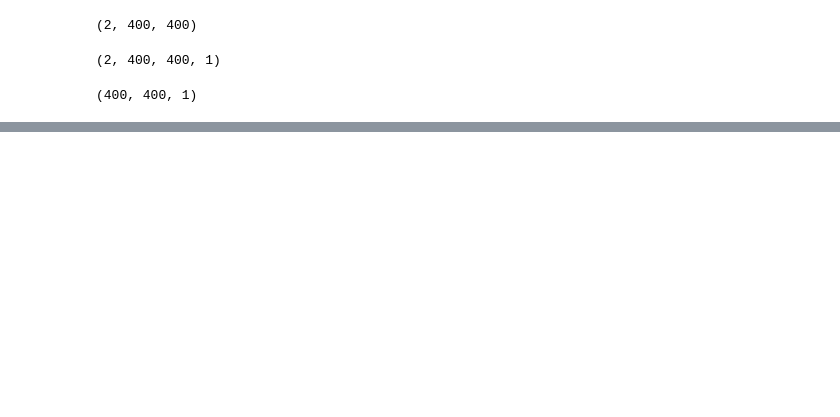
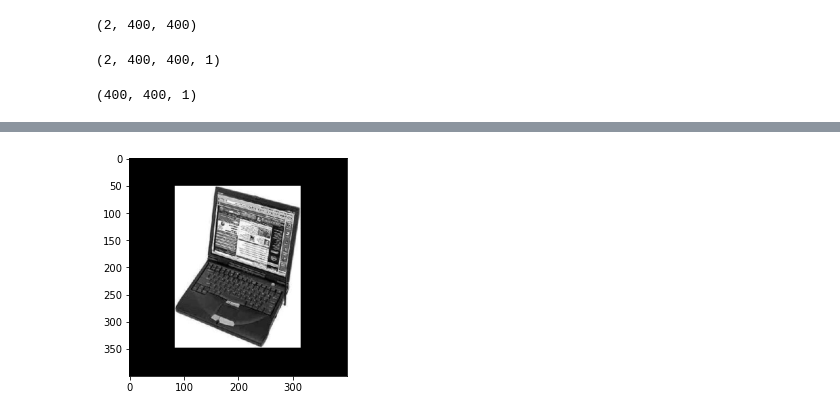
Before and after one commit to monargent0/TJPythonClass, a Jupyter notebook: 5.DeepLearning/Note/13.CNN을 이용한 image분류-실전_01.ipynb, the cells around one changed output, grey strips where cells are left out. Saved outputs shown, nothing was run; the diff lists cells and outputs as text; code cells hidden in the pictures; blank space fills up the shorter version.

```diff
--- a/5.DeepLearning/Note/13.CNN을 이용한 image분류-실전_01.ipynb
+++ b/5.DeepLearning/Note/13.CNN을 이용한 image분류-실전_01.ipynb
@@ -403 +406,6 @@ testData[0].shape
+# %%
+plt.imshow(testData[1].reshape(400,400) , cmap='gray')
+plt.show()
+# %% [output]
+[figure, added]
 # %%
```
Also changed, not shown: parts of 18 cells of this notebook, 4 other files.
